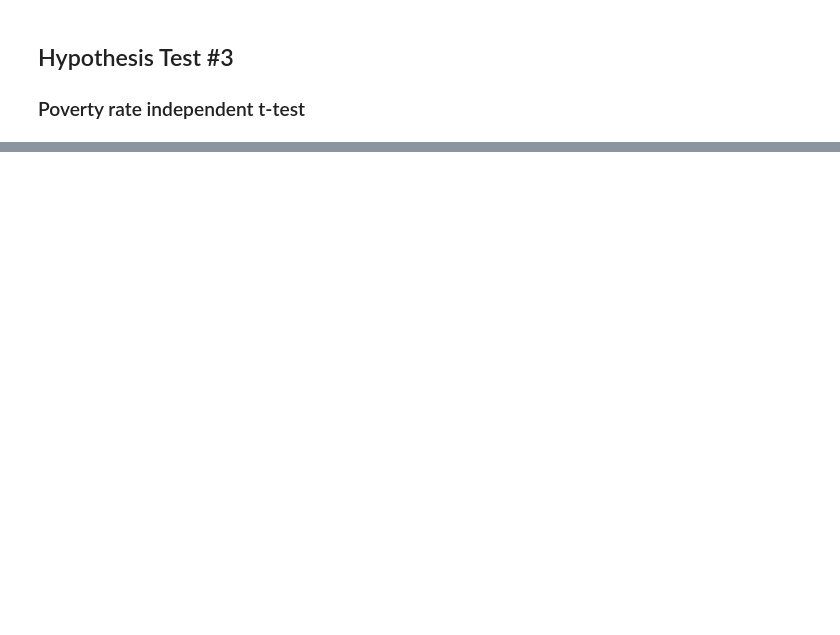
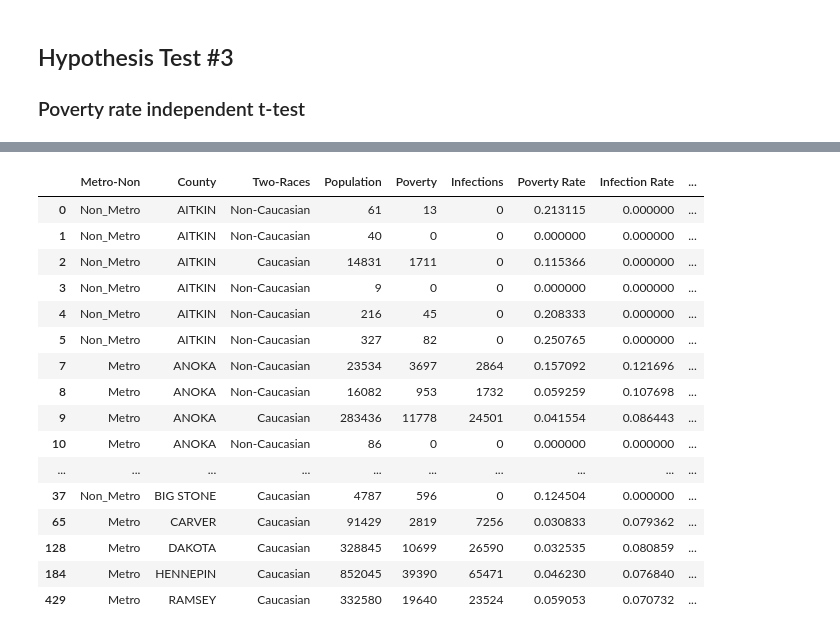
Before and after one commit to tlenzmeier58/Project_1, a Jupyter notebook: working.ipynb, the cells around one changed output, grey strips where cells are left out. Saved outputs shown, nothing was run; the diff lists cells and outputs as text; code cells hidden in the pictures; blank space fills up the shorter version.

```diff
--- a/working.ipynb
+++ b/working.ipynb
@@ -177,5 +240,5 @@ mn_pop_df.head()
 # counties_df#.to_csv("../Project_1/county_geo.csv")
 # %%
 # Choose only the columns we need
-mn_pop_df = mn_pop_df[['County', 'Caucasian', 'African American', 'Native American', 'Asian', 'Hawaiian', 'Other', 'Hispanic']]
+mn_pop_df = mn_pop_df[['Population Total', 'County', 'Caucasian', 'African American', 'Native American', 'Asian', 'Hawaiian', 'Other', 'Hispanic']]
 mn_pop_df.head()
@@ -235,5 +333,5 @@ merged_df.head()
 # Metro area counties
 merged_df['Metro-Non']=["Metro" if (x=="RAMSEY" or x=="DAKOTA" or x=="HENNEPIN" or x=="ANOKA"\
     or x=="SCOTT" or x=="WASHINGTON" or x=="CARVER") else "Non_Metro" for x in merged_df['County']]
-merged_df_metro = merged_df[['Metro-Non', 'County', 'Two-Races', 'Population', 'Poverty', 'Infections']]
-merged_df_metro.head()
+merged_df_metro = merged_df[['Metro-Non', 'County', 'Two-Races', 'Population', 'Poverty', 'Infections', 'Poverty Rate', 'Infection Rate']]
+merged_df_metro.head(50)
@@ -987,0 +1446,3 @@ poverty_rate_non_caucasian_df
+# %%
+infection_poverty_rate_df = merged_df_metro['Poverty Rate'] * merged_df_metro['Infection Rate']
+infection_poverty_rate_df.head(10)
@@ -987,0 +1461,6 @@ poverty_rate_non_caucasian_df
+# %%
+#Adding a column.
+# Create List of columns
+
+merged_df_metro['Infection poverty rate'] = infection_poverty_rate_df
+merged_df_metro.head(15)
@@ -987,0 +1484,22 @@ poverty_rate_non_caucasian_df
+# %%
+merged_df_metro_group = merged_df_metro.groupby(['Metro-Non', 'Two-Races'])
+merged_df_metro_group = merged_df_metro_group.head()
+merged_df_metro_group
+# %% [output]
+|  | Metro-Non | County | Two-Races | Population | Poverty | Infections | Poverty Rate | Infection Rate | ... |
+| 0 | Non_Metro | AITKIN | Non-Caucasian | 61 | 13 | 0 | 0.213115 | 0.000000 | ... |
+| 1 | Non_Metro | AITKIN | Non-Caucasian | 40 | 0 | 0 | 0.000000 | 0.000000 | ... |
+| 2 | Non_Metro | AITKIN | Caucasian | 14831 | 1711 | 0 | 0.115366 | 0.000000 | ... |
+| 3 | Non_Metro | AITKIN | Non-Caucasian | 9 | 0 | 0 | 0.000000 | 0.000000 | ... |
+| 4 | Non_Metro | AITKIN | Non-Caucasian | 216 | 45 | 0 | 0.208333 | 0.000000 | ... |
+| 5 | Non_Metro | AITKIN | Non-Caucasian | 327 | 82 | 0 | 0.250765 | 0.000000 | ... |
+| 7 | Metro | ANOKA | Non-Caucasian | 23534 | 3697 | 2864 | 0.157092 | 0.121696 | ... |
+| 8 | Metro | ANOKA | Non-Caucasian | 16082 | 953 | 1732 | 0.059259 | 0.107698 | ... |
+| 9 | Metro | ANOKA | Caucasian | 283436 | 11778 | 24501 | 0.041554 | 0.086443 | ... |
+| 10 | Metro | ANOKA | Non-Caucasian | 86 | 0 | 0 | 0.000000 | 0.000000 | ... |
+| ... | ... | ... | ... | ... | ... | ... | ... | ... | ... |
+| 37 | Non_Metro | BIG STONE | Caucasian | 4787 | 596 | 0 | 0.124504 | 0.000000 | ... |
+| 65 | Metro | CARVER | Caucasian | 91429 | 2819 | 7256 | 0.030833 | 0.079362 | ... |
+| 128 | Metro | DAKOTA | Caucasian | 328845 | 10699 | 26590 | 0.032535 | 0.080859 | ... |
+| 184 | Metro | HENNEPIN | Caucasian | 852045 | 39390 | 65471 | 0.046230 | 0.076840 | ... |
+| 429 | Metro | RAMSEY | Caucasian | 332580 | 19640 | 23524 | 0.059053 | 0.070732 | ... |
```
Also changed, not shown: parts of 75 cells of this notebook.
